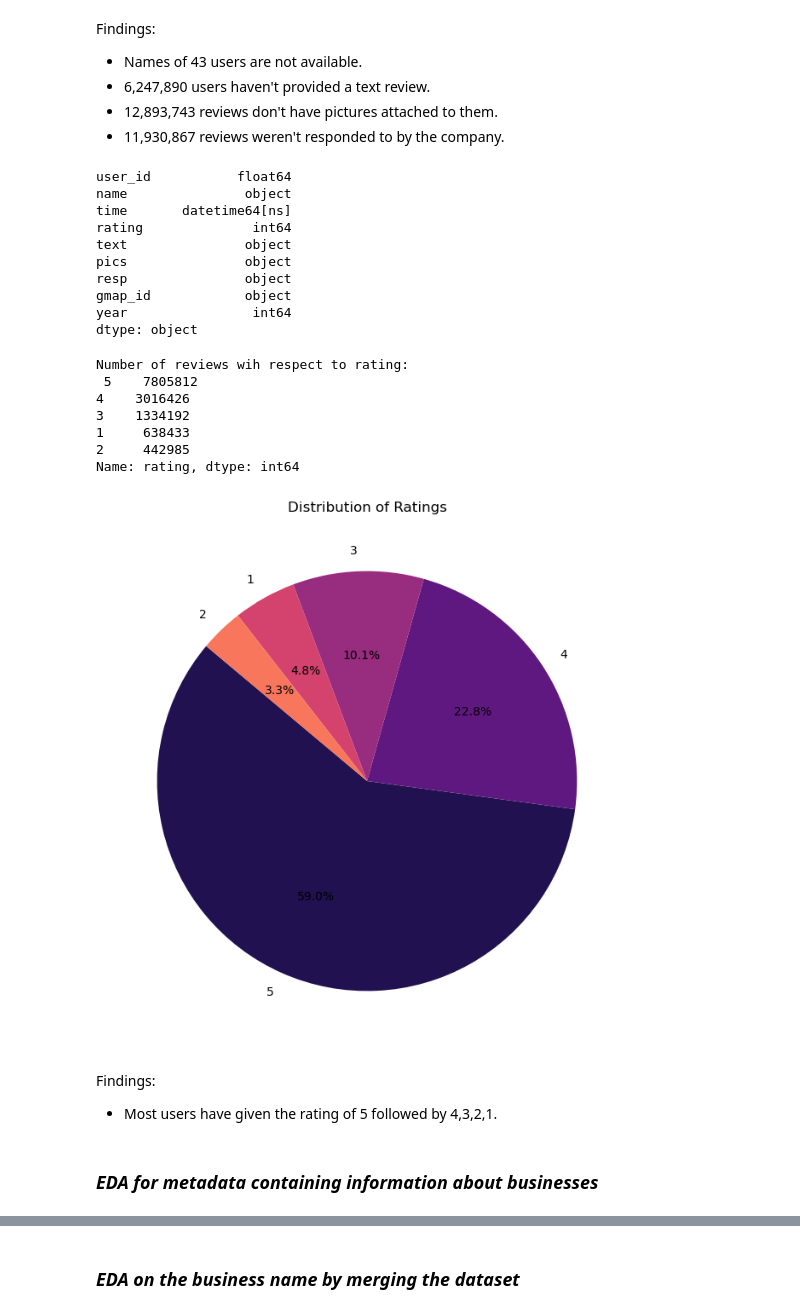
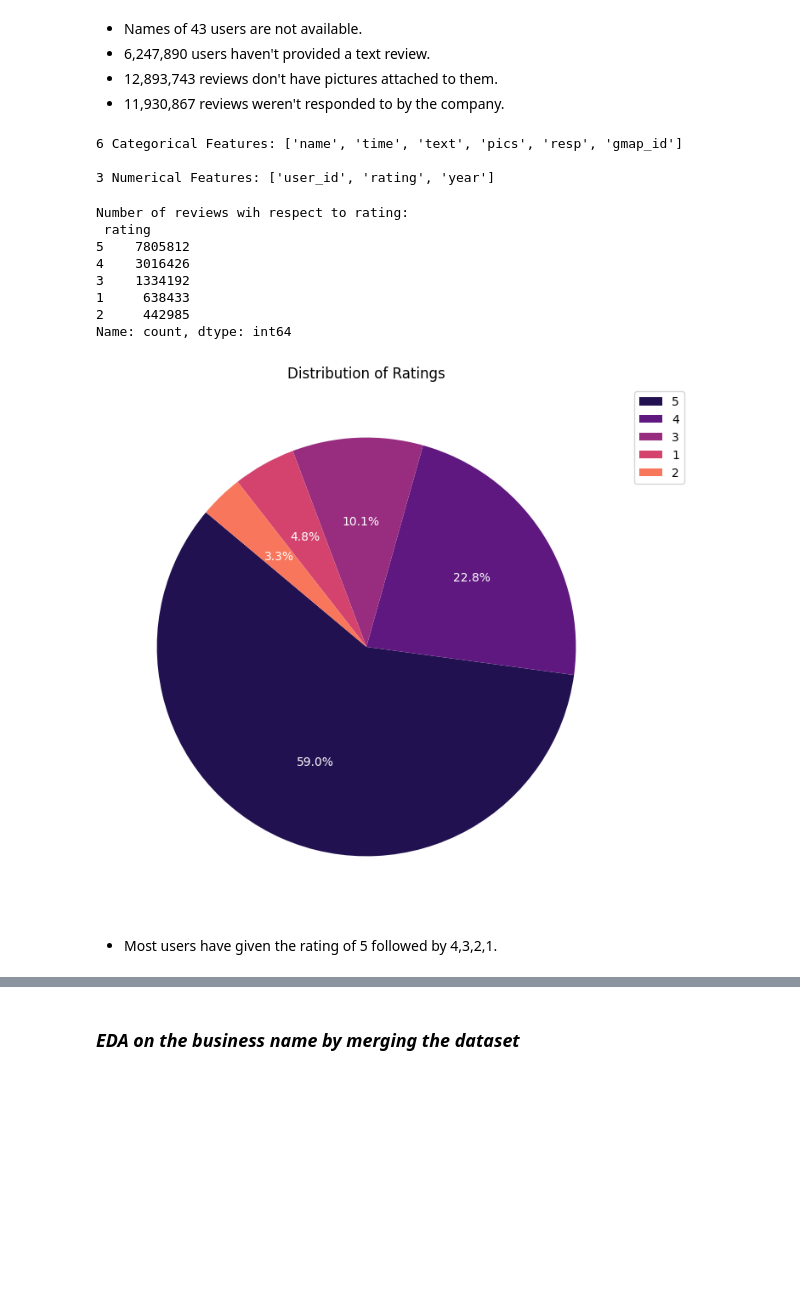
Before and after one commit to preyali/IT492_Pheonix_1, a Jupyter notebook: EDA_FeatureExtraction.ipynb, the cells around one changed output, grey strips where cells are left out. Drawn from its saved outputs; the diff is of its cells as text; code cells hidden in the pictures; blank space fills up the shorter version.

```diff
--- a/EDA_FeatureExtraction.ipynb
+++ b/EDA_FeatureExtraction.ipynb
@@ -0,0 +20,9 @@
+# %%
+import pandas as pd
+# Loads the dataset containing reviewers info
+json_reader = pd.read_json('review2.json',lines=True,orient='columns',chunksize=1000000)
+chunks = []
+for chunk in json_reader:
+    chunks.append(chunk)
+reviews = pd.concat(chunks, ignore_index=True)
+reviews
@@ -36,4 +99,0 @@ full_dataframe.to_csv("C:\\Users\\aasma\\OneDrive\\Desktop\\MSc\\Sem2\\Recommend
-# %%
-# Import the csv file of reviewers
-reviews = pd.read_csv("C:\\Users\\aasma\\OneDrive\\Desktop\\MSc\\Sem2\\Recommendation Systems\\Content based recsys\\csv\\output_full_dataframe.csv")
-reviews
@@ -87,46 +412,45 @@ gmap_id           0
 year              0
 dtype: int64
 # %% [markdown]
-Findings:
 - Names of 43 users are not available.
 - 6,247,890 users haven't provided a text review.
 - 12,893,743 reviews don't have pictures attached to them.
 - 11,930,867 reviews weren't responded to by the company.
-# %%
-reviews.dtypes
-# %% [output]
-user_id           float64
-name               object
-time       datetime64[ns]
-rating              int64
-text               object
-pics               object
-resp               object
-gmap_id            object
-year                int64
-dtype: object
+# %%
+# Seperates reviews dataset into categorical and numerical variables
+
+categorical_reviews = reviews.select_dtypes(exclude=np.number).columns.tolist()
+print(len(categorical_reviews), "Categorical Features:", categorical_reviews)
+
+print("")
+
+numerical_reviews = reviews.select_dtypes(include=np.number).columns.tolist()
+print(len(numerical_reviews), "Numerical Features:", numerical_reviews)
+# %% [output]
+6 Categorical Features: ['name', 'time', 'text', 'pics', 'resp', 'gmap_id']
+
+3 Numerical Features: ['user_id', 'rating', 'year']
 # %%
 # Counts number of reviews for each rating
 rating_counts = reviews['rating'].value_counts()
 print("Number of reviews wih respect to rating:\n", rating_counts)
 # %% [output]
 Number of reviews wih respect to rating:
- 5    7805812
+ rating
+5    7805812
 4    3016426
 3    1334192
 1     638433
 2     442985
-Name: rating, dtype: int64
+Name: count, dtype: int64
 # %%
 # Pie plot showing distribution of ratings
 plt.figure(figsize=(8, 8))
-plt.pie(rating_counts, labels=rating_counts.index, autopct='%1.1f%%', startangle=140, colors=sns.color_palette('magma'))
+plt.pie(rating_counts, labels=rating_counts.index, autopct='%1.1f%%', startangle=140, colors=sns.color_palette('magma'), textprops={'color': 'white'})
+plt.legend(bbox_to_anchor=(1, 1), loc="upper left")
 plt.title('Distribution of Ratings')
 plt.show()
 # %% [output]
-[figure, old version]
+[figure, new version]
 # %% [markdown]
-Findings:
 - Most users have given the rating of 5 followed by 4,3,2,1.
-# %% [markdown]
-###  *EDA for metadata containing information about businesses*
```
Also changed, not shown: parts of 65 cells of this notebook.
